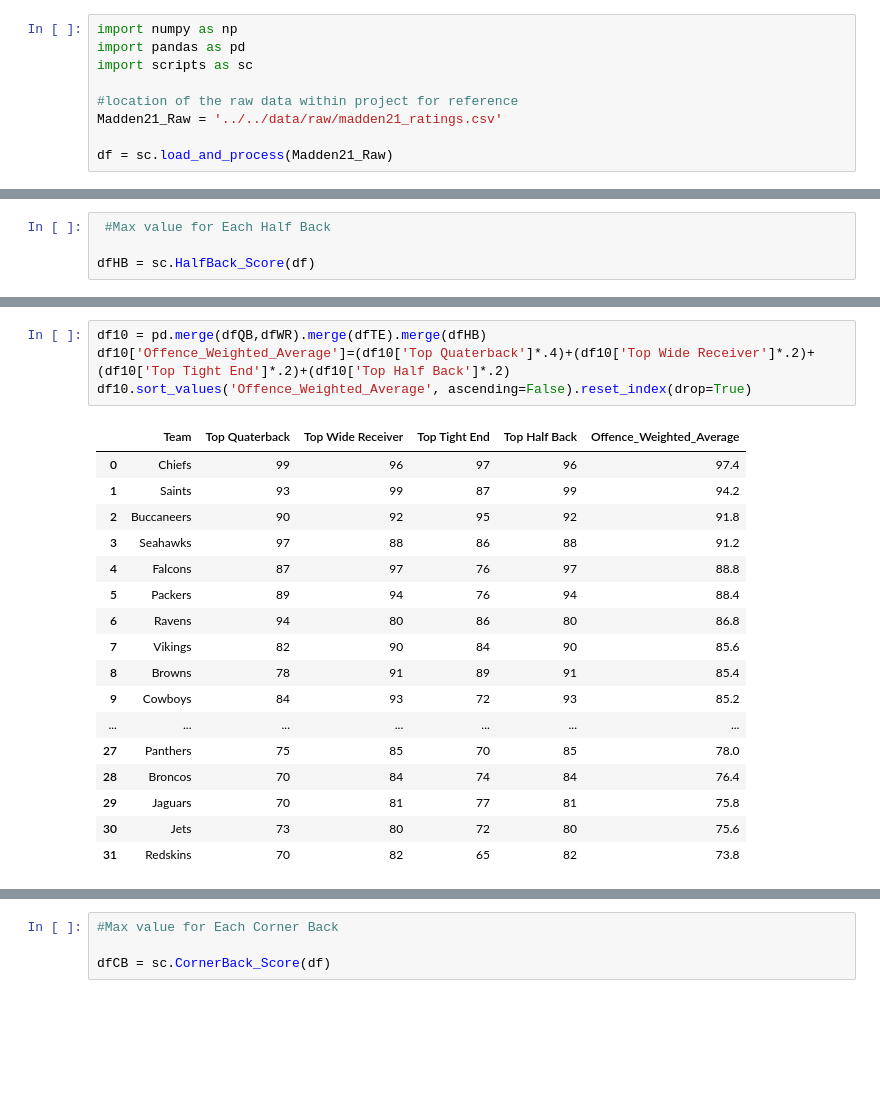
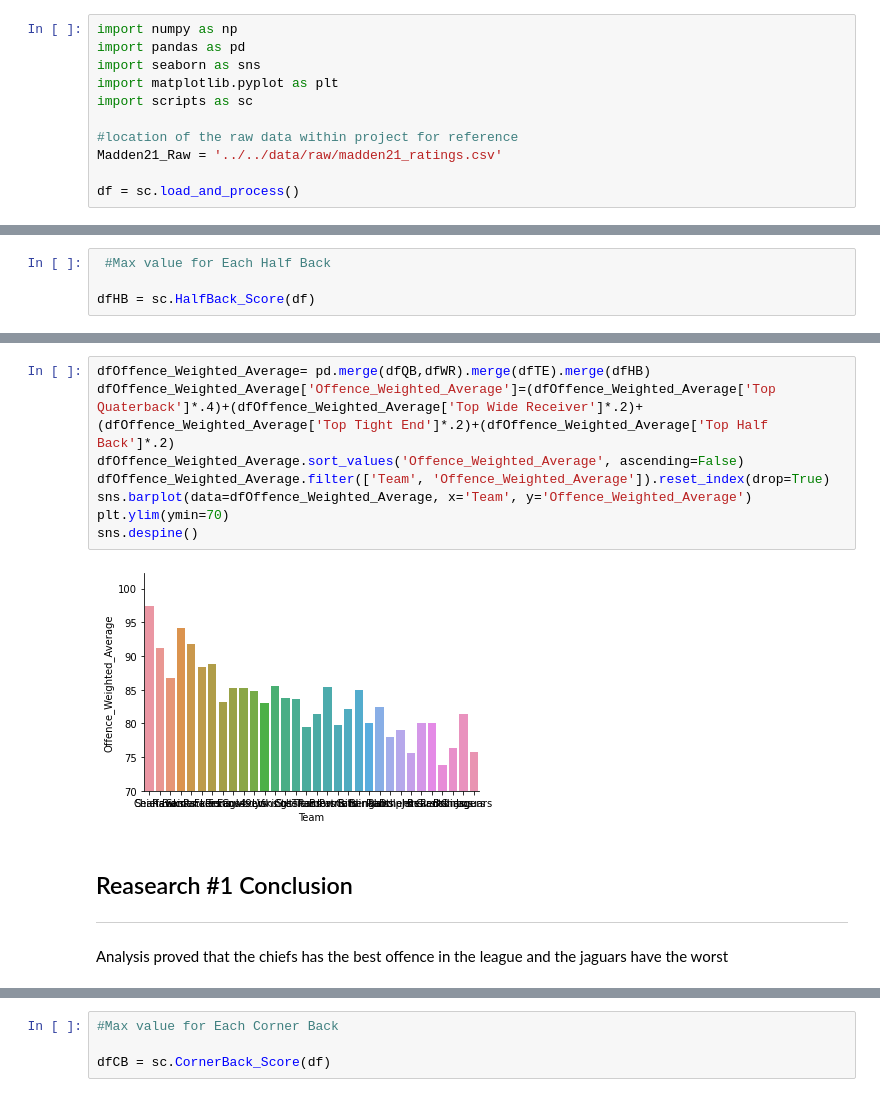
Before and after one commit to data301-2020-winter1/course-project-group_6019, a Jupyter notebook: analysis/jeranknorr/Milestone2.ipynb, the cells around one changed output, grey strips where cells are left out. Cells and saved outputs as stored; diff of their text form; blank space fills up the shorter version.

```diff
--- a/analysis/jeranknorr/Milestone2.ipynb
+++ b/analysis/jeranknorr/Milestone2.ipynb
@@ -1,9 +1,11 @@
 # %%
 import numpy as np
 import pandas as pd
+import seaborn as sns
+import matplotlib.pyplot as plt
 import scripts as sc
 
 #location of the raw data within project for reference
 Madden21_Raw = '../../data/raw/madden21_ratings.csv'
 
-df = sc.load_and_process(Madden21_Raw)
+df = sc.load_and_process()
@@ -38,22 +38,14 @@ array(['RE', 'CB', 'HB', 'QB', 'WR', 'LE', 'RG', 'TE', 'MLB', 'LOLB',
 # %%
-df10 = pd.merge(dfQB,dfWR).merge(dfTE).merge(dfHB)
-df10['Offence_Weighted_Average']=(df10['Top Quaterback']*.4)+(df10['Top Wide Receiver']*.2)+(df10['Top Tight End']*.2)+(df10['Top Half Back']*.2)
-df10.sort_values('Offence_Weighted_Average', ascending=False).reset_index(drop=True)
+dfOffence_Weighted_Average= pd.merge(dfQB,dfWR).merge(dfTE).merge(dfHB)
+dfOffence_Weighted_Average['Offence_Weighted_Average']=(dfOffence_Weighted_Average['Top Quaterback']*.4)+(dfOffence_Weighted_Average['Top Wide Receiver']*.2)+(dfOffence_Weighted_Average['Top Tight End']*.2)+(dfOffence_Weighted_Average['Top Half Back']*.2)
+dfOffence_Weighted_Average.sort_values('Offence_Weighted_Average', ascending=False)
+dfOffence_Weighted_Average.filter(['Team', 'Offence_Weighted_Average']).reset_index(drop=True)
+sns.barplot(data=dfOffence_Weighted_Average, x='Team', y='Offence_Weighted_Average')
+plt.ylim(ymin=70)
+sns.despine()
 # %% [output]
-|  | Team | Top Quaterback | Top Wide Receiver | Top Tight End | Top Half Back | Offence_Weighted_Average |
-| 0 | Chiefs | 99 | 96 | 97 | 96 | 97.4 |
-| 1 | Saints | 93 | 99 | 87 | 99 | 94.2 |
-| 2 | Buccaneers | 90 | 92 | 95 | 92 | 91.8 |
-| 3 | Seahawks | 97 | 88 | 86 | 88 | 91.2 |
-| 4 | Falcons | 87 | 97 | 76 | 97 | 88.8 |
-| 5 | Packers | 89 | 94 | 76 | 94 | 88.4 |
-| 6 | Ravens | 94 | 80 | 86 | 80 | 86.8 |
-| 7 | Vikings | 82 | 90 | 84 | 90 | 85.6 |
-| 8 | Browns | 78 | 91 | 89 | 91 | 85.4 |
-| 9 | Cowboys | 84 | 93 | 72 | 93 | 85.2 |
-| ... | ... | ... | ... | ... | ... | ... |
-| 27 | Panthers | 75 | 85 | 70 | 85 | 78.0 |
-| 28 | Broncos | 70 | 84 | 74 | 84 | 76.4 |
-| 29 | Jaguars | 70 | 81 | 77 | 81 | 75.8 |
-| 30 | Jets | 73 | 80 | 72 | 80 | 75.6 |
-| 31 | Redskins | 70 | 82 | 65 | 82 | 73.8 |
+[figure, added]
+# %% [markdown]
+## Reasearch #1 Conclusion ##
+---
+Analysis proved that the chiefs has the best offence in the league and the jaguars have the worst
```
Also changed, not shown: parts of 11 cells of this notebook, 5 other files.
